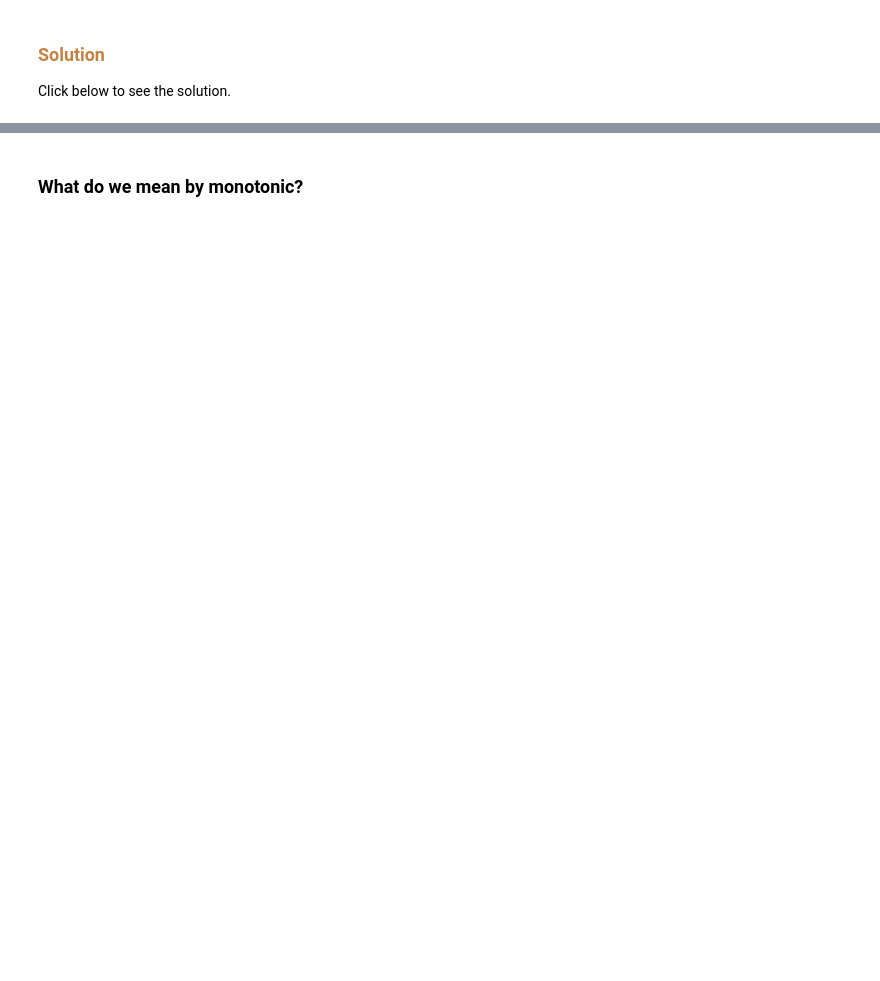
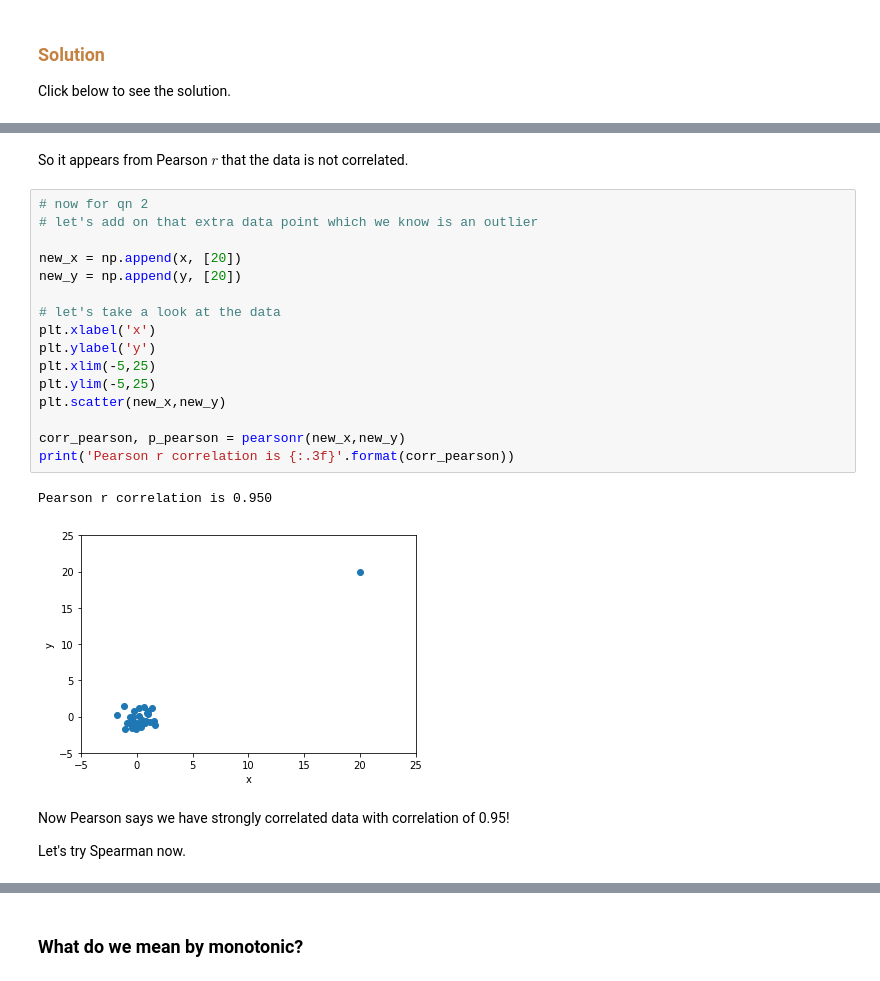
Before and after one commit to philrelton/Data-Analysis-2022, a Jupyter notebook: blended_exercises/Chapter 5/Chapter5.ipynb, the cells around one changed output, grey strips where cells are left out. Drawn from its saved outputs; the diff is of its cells as text; blank space fills up the shorter version.

```diff
--- a/blended_exercises/Chapter 5/Chapter5.ipynb
+++ b/blended_exercises/Chapter 5/Chapter5.ipynb
@@ -51,0 +94,25 @@ Click below to see the solution.
+# %% [markdown]
+So it appears from Pearson $r$ that the data is not correlated.
+# %%
+# now for qn 2
+# let's add on that extra data point which we know is an outlier
+
+new_x = np.append(x, [20])
+new_y = np.append(y, [20])
+
+# let's take a look at the data
+plt.xlabel('x')
+plt.ylabel('y')
+plt.xlim(-5,25)
+plt.ylim(-5,25)
+plt.scatter(new_x,new_y)
+
+corr_pearson, p_pearson = pearsonr(new_x,new_y)
+print('Pearson r correlation is {:.3f}'.format(corr_pearson))
+# %% [output]
+Pearson r correlation is 0.950
+[figure, added]
+# %% [markdown]
+Now Pearson says we have strongly correlated data with correlation of 0.95!
+
+Let's try Spearman now.
```
Also changed, not shown: parts of 21 cells of this notebook, 1 other file.
